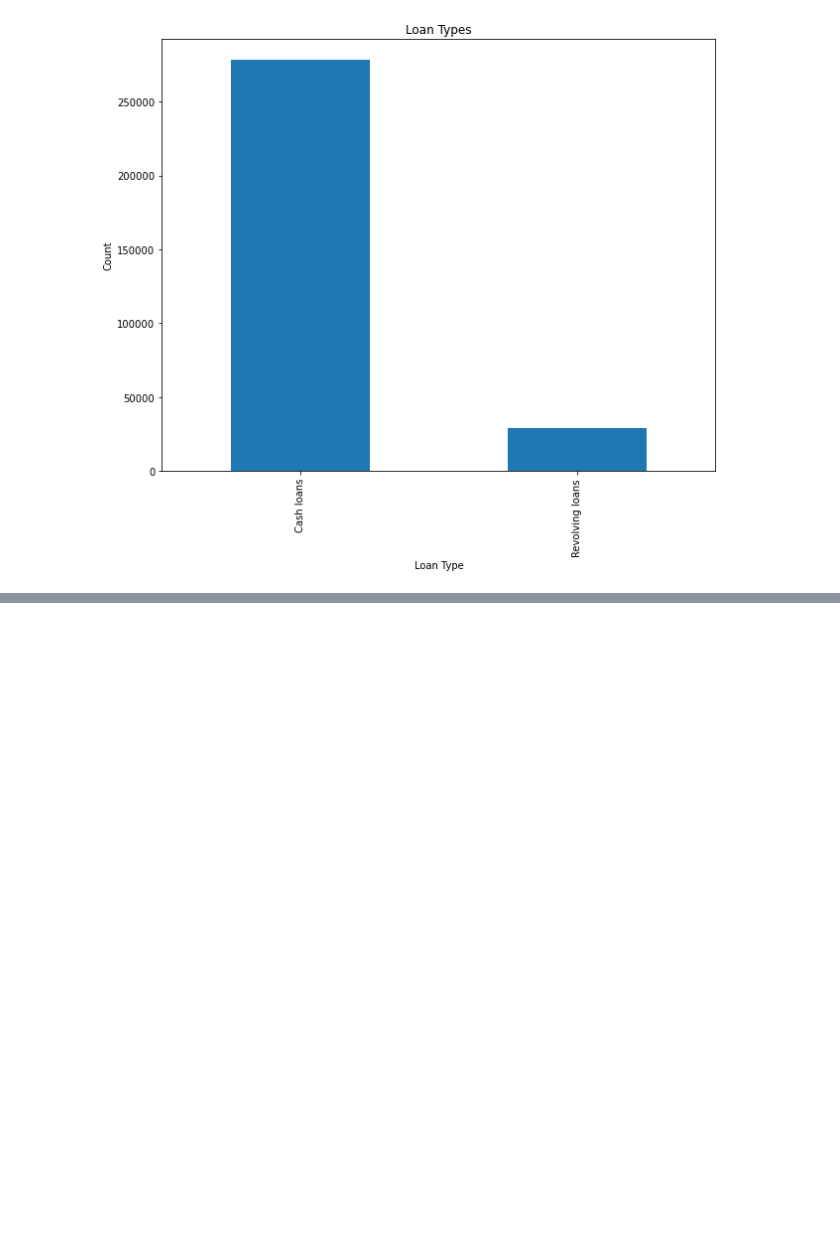
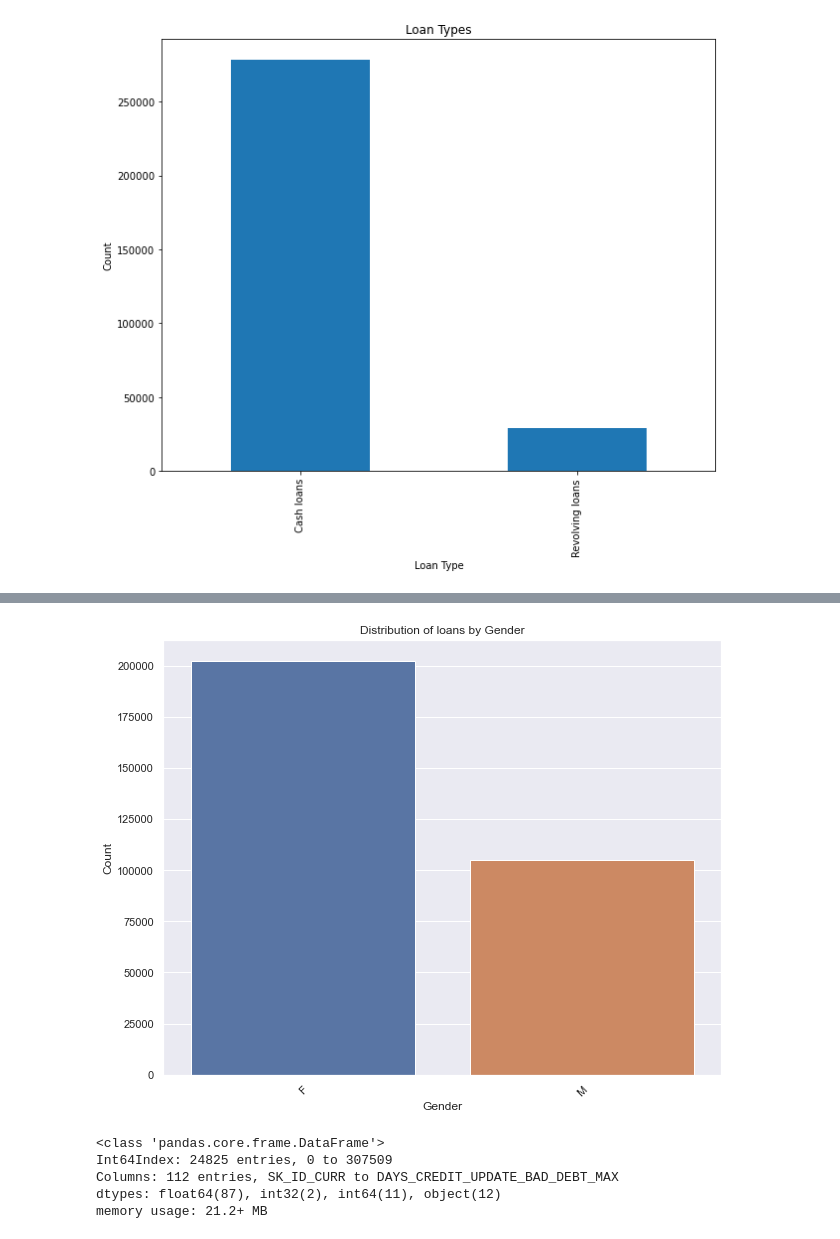
Before and after one commit to emenain/Capstone1, a Jupyter notebook: Capstone - Cleaning&EDA.ipynb, the cells around one changed output, grey strips where cells are left out. Cells and saved outputs as stored; diff of their text form; code cells hidden in the pictures; blank space fills up the shorter version.

```diff
--- a/Capstone - Cleaning&EDA.ipynb
+++ b/Capstone - Cleaning&EDA.ipynb
@@ -1051,0 +1091,14 @@ Text(0.5, 1.0, 'Loan Types')
+# %%
+
+plotCounts(df, 'CODE_GENDER', 'CODE_GENDER' , 'Gender', 'Count','Distribution of loans by Gender')
+# %% [output]
+[figure, added]
+# %%
+target1 = df[df['TARGET'] == 1]
+target1.info()
+# %% [output]
+<class 'pandas.core.frame.DataFrame'>
+Int64Index: 24825 entries, 0 to 307509
+Columns: 112 entries, SK_ID_CURR to DAYS_CREDIT_UPDATE_BAD_DEBT_MAX
+dtypes: float64(87), int32(2), int64(11), object(12)
+memory usage: 21.2+ MB
```
Also changed, not shown: parts of 13 cells of this notebook.
